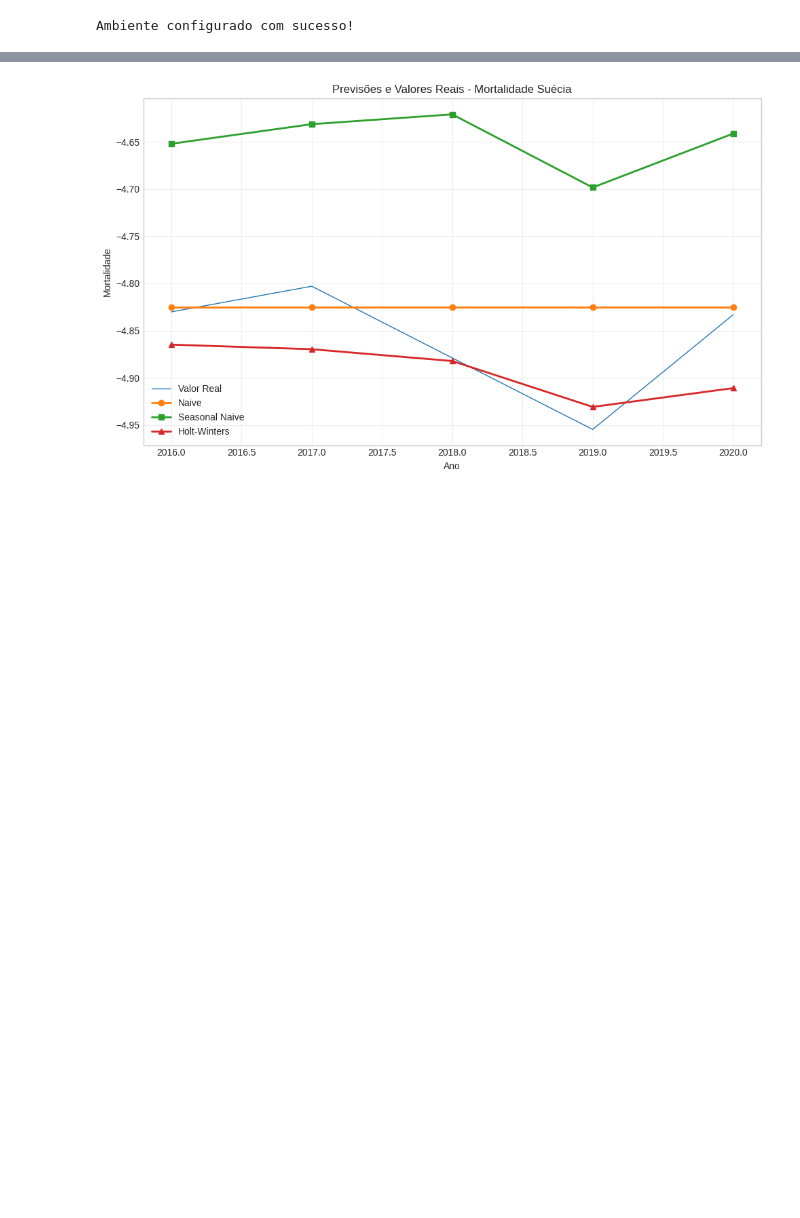
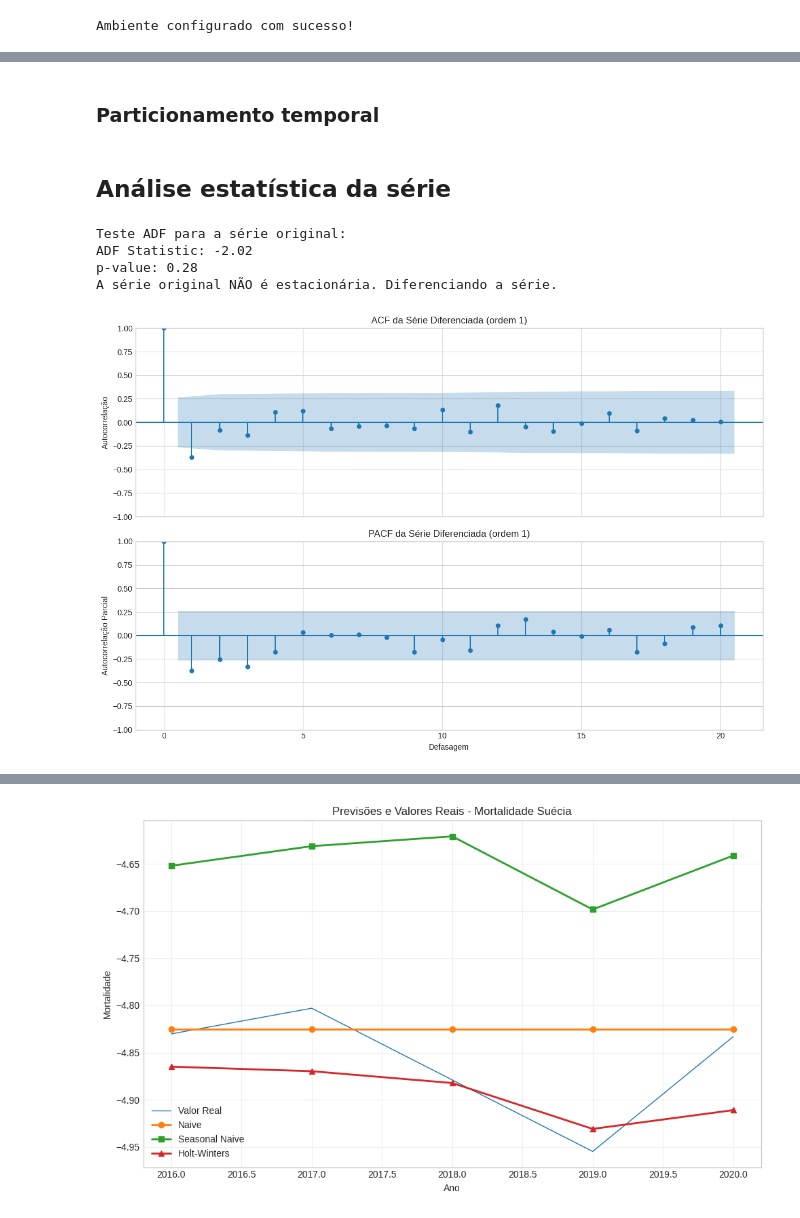
Before and after one commit to filipeclduarte/book-adpst, a Jupyter notebook: notebooks/cap03-baselines-estatisticos-solucoes.ipynb, the cells around one changed output, grey strips where cells are left out. Cells and saved outputs as stored; diff of their text form; code cells hidden in the pictures; blank space fills up the shorter version.

```diff
--- a/notebooks/cap03-baselines-estatisticos-solucoes.ipynb
+++ b/notebooks/cap03-baselines-estatisticos-solucoes.ipynb
@@ -58,0 +64,13 @@ Ambiente configurado com sucesso!
+# %%
+df_raw = pd.read_csv('https://raw.githubusercontent.com/filipeclduarte/book-adpst/refs/heads/main/data/mortality_sweden_1950.csv')
+
+df = (
+    df_raw[df_raw['Age'].eq(60) & df_raw['Year'].between(1950, 2020)]
+    .rename(columns={'Female':'taxa_mortalidade'})
+    .set_index('Year')['taxa_mortalidade']
+    .apply(np.log)
+)
+
+df.index.name = 'ano'
+
+display(df.head())
@@ -58,0 +86,38 @@ Ambiente configurado com sucesso!
+# %% [markdown]
+### Particionamento temporal
+# %%
+train_size = int(len(df) * 0.8)   # 1950–2005
+train = df.iloc[:train_size]
+test  = df.iloc[train_size:]       # 2006–2020
+# %% [markdown]
+## Análise estatística da série
+# %%
+print('Teste ADF para a série original:')
+adf_test = adfuller(train, autolag='AIC')
+print(f'ADF Statistic: {adf_test[0]:.2f}')
+print(f'p-value: {adf_test[1]:.2f}')
+if adf_test[1] > 0.05:
+    print('A série original NÃO é estacionária. Diferenciando a série.')
+    train_diff = train.diff().dropna()
+else:
+    print('A série original É estacionária. Usando a série original.')
+    train_diff = train
+
+# Fazer análise do acf e pacf da série diferenciada
+fig, (ax1, ax2) = plt.subplots(2, 1, figsize=(12, 8), sharex=True)
+
+plot_acf(train_diff, ax=ax1, lags=20, title='ACF da Série Diferenciada (ordem 1)')
+ax1.set_ylabel('Autocorrelação')
+
+plot_pacf(train_diff, ax=ax2, lags=20, title='PACF da Série Diferenciada (ordem 1)')
+ax2.set_xlabel('Defasagem')
+ax2.set_ylabel('Autocorrelação Parcial')
+
+plt.tight_layout()
+plt.show()
+# %% [output]
+Teste ADF para a série original:
+ADF Statistic: -2.02
+p-value: 0.28
+A série original NÃO é estacionária. Diferenciando a série.
+[figure, added]
```
Also changed, not shown: parts of 26 cells of this notebook, 1 other file.
